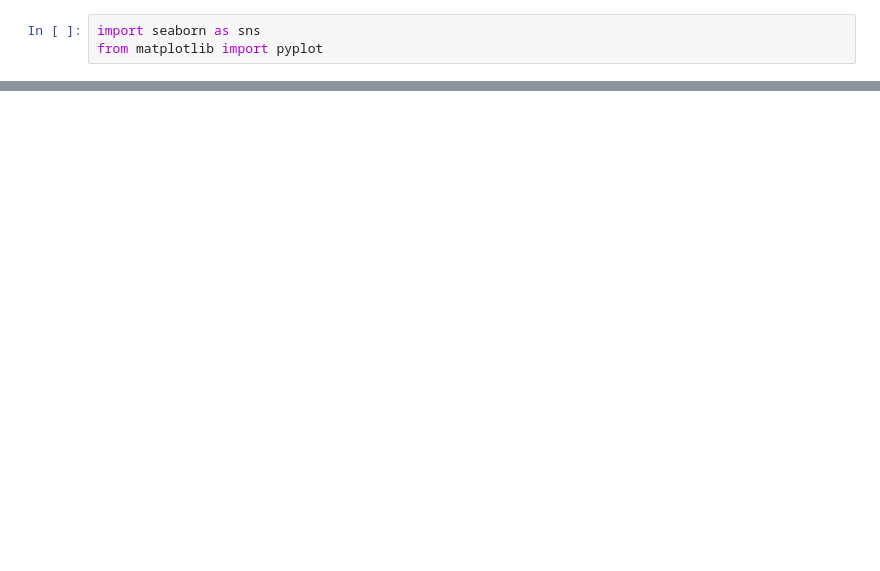
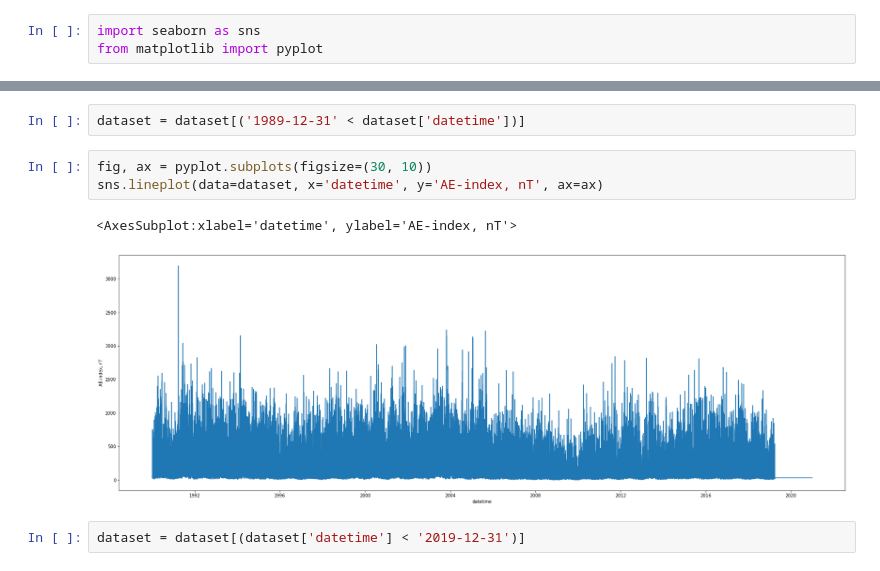
Before and after one commit to Easyisac/Geomagnetic_Auroral_Electrojet_Index_Forecasting, a Jupyter notebook: Untitled.ipynb, the cells around one changed output, grey strips where cells are left out. Saved outputs shown, nothing was run; the diff lists cells and outputs as text; blank space fills up the shorter version.

```diff
--- a/Untitled.ipynb
+++ b/Untitled.ipynb
@@ -35,0 +36,10 @@ sns.lineplot(data=dataset, x='datetime', y='AE-index, nT', ax=ax)
+# %%
+dataset = dataset[('1989-12-31' < dataset['datetime'])]
+# %%
+fig, ax = pyplot.subplots(figsize=(30, 10))
+sns.lineplot(data=dataset, x='datetime', y='AE-index, nT', ax=ax)
+# %% [output]
+<AxesSubplot:xlabel='datetime', ylabel='AE-index, nT'>
+[figure, added]
+# %%
+dataset = dataset[(dataset['datetime'] < '2019-12-31')]
```
Also changed, not shown: parts of 7 cells of this notebook, 8 other files.
